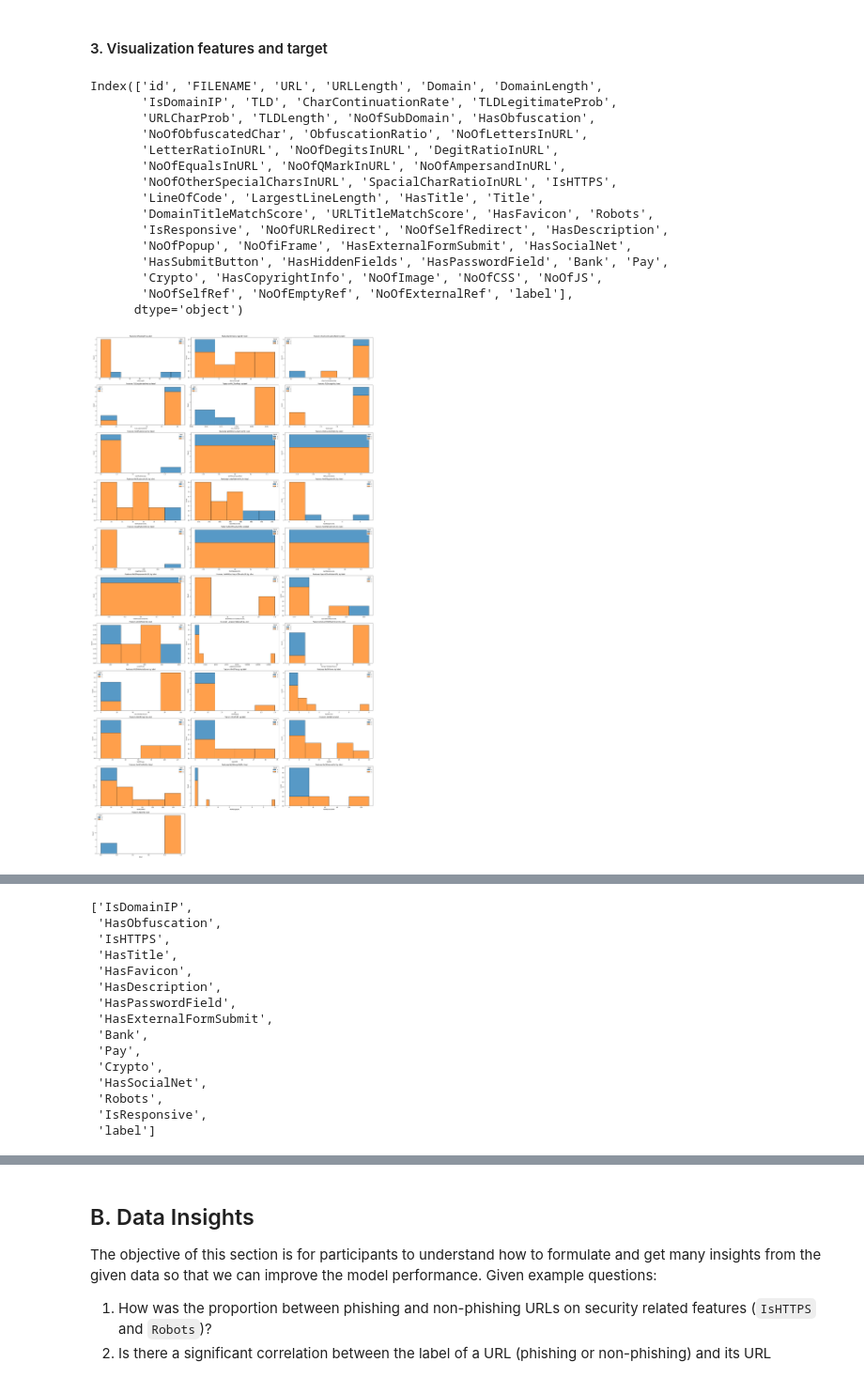
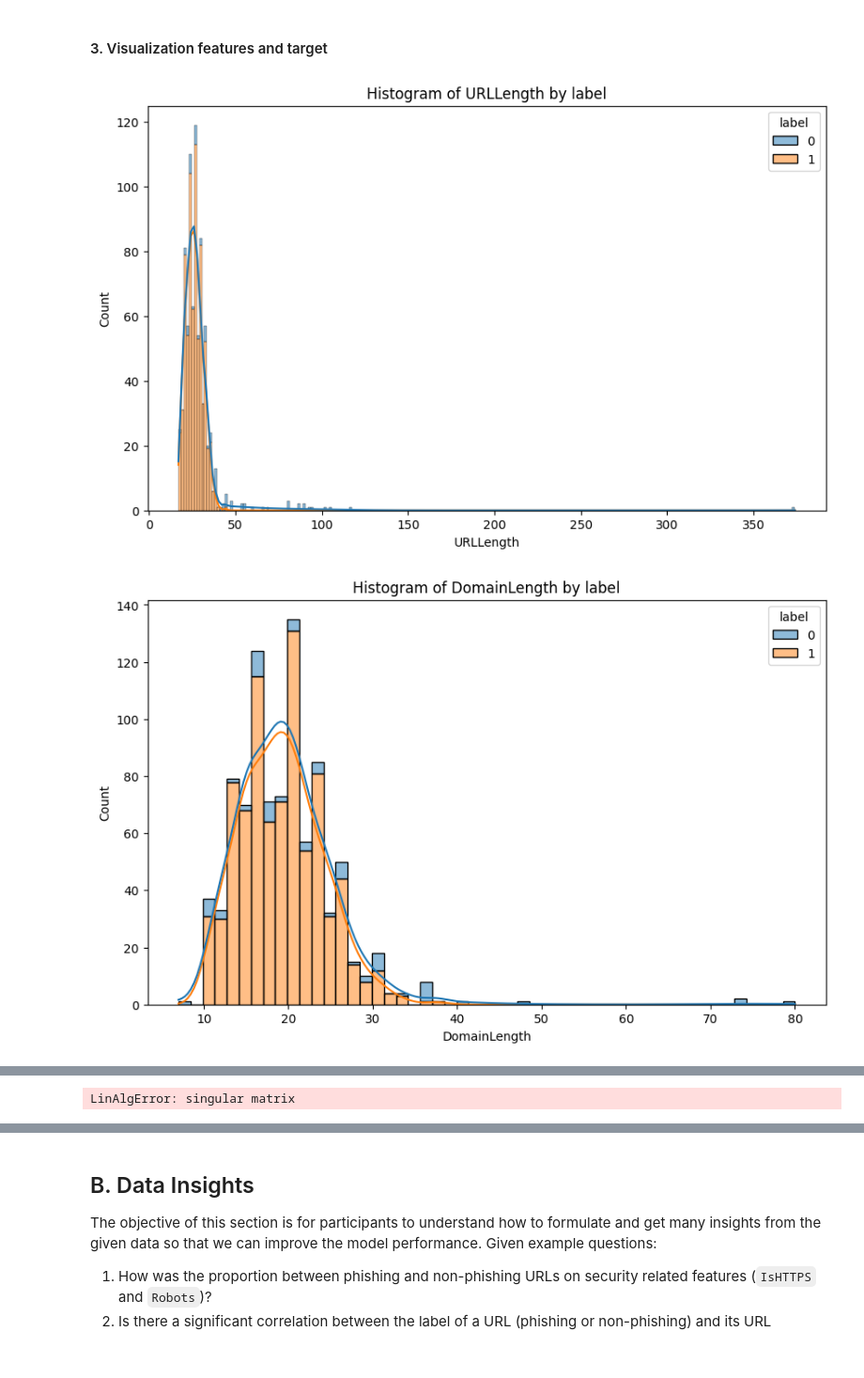
Before and after one commit to marcellinow/predict-phising, a Jupyter notebook: Tucil2_18222114_18222115.ipynb, the cells around one changed output, grey strips where cells are left out. Shown at 94% size. Drawn from its saved outputs; the diff is of its cells as text; code cells hidden in the pictures.

```diff
--- a/Tucil2_18222114_18222115.ipynb
+++ b/Tucil2_18222114_18222115.ipynb
@@ -403,5 +390,9 @@ Find the following:
 2. Visualize the distribution of each feature (categorical and continuous).
 3. Visualize the correlation between features and the target variable.
 4. Explain the significance of understanding feature distributions and correlations.
+# %%
+# Sampling plot
+# to reduce computational works
+df_plot = df.sample(n=int(len(df) * 0.01),random_state=42)
 # %% [markdown]
 #### 1. Correlations
@@ -418,10 +411,6 @@ plt.show()
 #### 2. Distribution
 note: we are not plot all of the data and only take half from all of the data. <br>
 this action is to reduce computational works
-# %%
-# Plot only sample
-# to reduce computational works
-df_plot = df.sample(n=int(len(df) * 0.0001),random_state=42)
 # %%
 # Function to plot distribution
 
@@ -492,7 +469,7 @@ import seaborn as sns
 import numpy as np
 import pandas as pd
 
-def plot_by_label(features, target, y_type='categorical', type_plot='countplot'):
+def plot_by_label(data, target, y_type='categorical', type_plot='countplot'):
     '''
     Function to plot all of either categorical/continuous features by categorical target (label)
 
@@ -506,12 +483,16 @@ def plot_by_label(features, target, y_type='categorical', type_plot='countplot')
 
     assert y_type in ['categorical', 'continuous'], 'y_type must be categorical or continuous'
 
+    if type =='categorical':
+        features = data.select_dtypes(include=['bool']).columns
+    elif type == 'continuous':
+        features = data.select_dtypes(include=['number']).columns
 
     ncols = 3
     nrows = int(np.ceil(len(features) + 1 / ncols))
 
 
-    fig, axs = plt.subplots(ncols=ncols, nrows=nrows, figsize=(30, 5 * nrows))
+    fig, axs = plt.subplots(ncols=ncols, nrows=nrows, figsize=(20, 5 * nrows))
     axs = axs.flatten()
 
 
@@ -530,16 +511,16 @@ def plot_by_label(features, target, y_type='categorical', type_plot='countplot')
                 sns.heatmap(crosstab, annot=True, cmap='Blues', ax=ax)
                 ax.set_title(f"Features {col} by label")
         else:
-            if type_plot == 'box plot':
+            if type_plot == 'box':
                 sns.boxplot(x=target, y=features[col], ax=ax)
                 ax.set_title(f"Features {col} by label")
-            elif type_plot == 'violin plot':
+            elif type_plot == 'violin':
                 sns.violinplot(x=target, y=features[col], ax=ax)
                 ax.set_title(f"Features {col} by label")
             elif type_plot == 'hist':
                 sns.histplot(data=features, x=col, hue=target, multiple='stack', ax=ax)
                 ax.set_title(f"Features {col} by label")
-            elif type_plot == 'barplot':
+            elif type_plot == 'bar':
                 sns.barplot(x=target, y=features[col], estimator=np.mean, ax=ax)
                 ax.set_title(f"Features {col} by label")
 
@@ -550,21 +531,3 @@ def plot_by_label(features, target, y_type='categorical', type_plot='countplot')
 
     plt.tight_layout()
     plt.show()
-# %%
-df.columns
-# %% [output]
-Index(['id', 'FILENAME', 'URL', 'URLLength', 'Domain', 'DomainLength',
-       'IsDomainIP', 'TLD', 'CharContinuationRate', 'TLDLegitimateProb',
-       'URLCharProb', 'TLDLength', 'NoOfSubDomain', 'HasObfuscation',
-       'NoOfObfuscatedChar', 'ObfuscationRatio', 'NoOfLettersInURL',
-       'LetterRatioInURL', 'NoOfDegitsInURL', 'DegitRatioInURL',
-       'NoOfEqualsInURL', 'NoOfQMarkInURL', 'NoOfAmpersandInURL',
-       'NoOfOtherSpecialCharsInURL', 'SpacialCharRatioInURL', 'IsHTTPS',
-       'LineOfCode', 'LargestLineLength', 'HasTitle', 'Title',
-       'DomainTitleMatchScore', 'URLTitleMatchScore', 'HasFavicon', 'Robots',
-       'IsResponsive', 'NoOfURLRedirect', 'NoOfSelfRedirect', 'HasDescription',
-       'NoOfPopup', 'NoOfiFrame', 'HasExternalFormSubmit', 'HasSocialNet',
-       'HasSubmitButton', 'HasHiddenFields', 'HasPasswordField', 'Bank', 'Pay',
-       'Crypto', 'HasCopyrightInfo', 'NoOfImage', 'NoOfCSS', 'NoOfJS',
-       'NoOfSelfRef', 'NoOfEmptyRef', 'NoOfExternalRef', 'label'],
-      dtype='object')
@@ -571,7 +552,6 @@ Index(['id', 'FILENAME', 'URL', 'URLLength', 'Domain', 'DomainLength',
 # %%
-# Features to plot
-target = df_plot['label']
 #Continuous
-plot_by_label(features=df_plot[continuous_features],target=target,y_type='continuous',type_plot='hist')
+plot_by_label(data=df_plot[continuous_features],target='label',y_type='continuous',type_plot='hist')
 # %% [output]
-[figure, old version]
+[figure, new version]
+[figure, added]
@@ -578,15 +563 @@ plot_by_label(features=df_plot[continuous_features],target=target,y_type='contin
-['IsDomainIP',
- 'HasObfuscation',
- 'IsHTTPS',
- 'HasTitle',
- 'HasFavicon',
- 'HasDescription',
- 'HasPasswordField',
- 'HasExternalFormSubmit',
- 'Bank',
- 'Pay',
- 'Crypto',
- 'HasSocialNet',
- 'Robots',
- 'IsResponsive',
- 'label']
+LinAlgError: singular matrix
```
Also changed, not shown: parts of 16 cells of this notebook.
